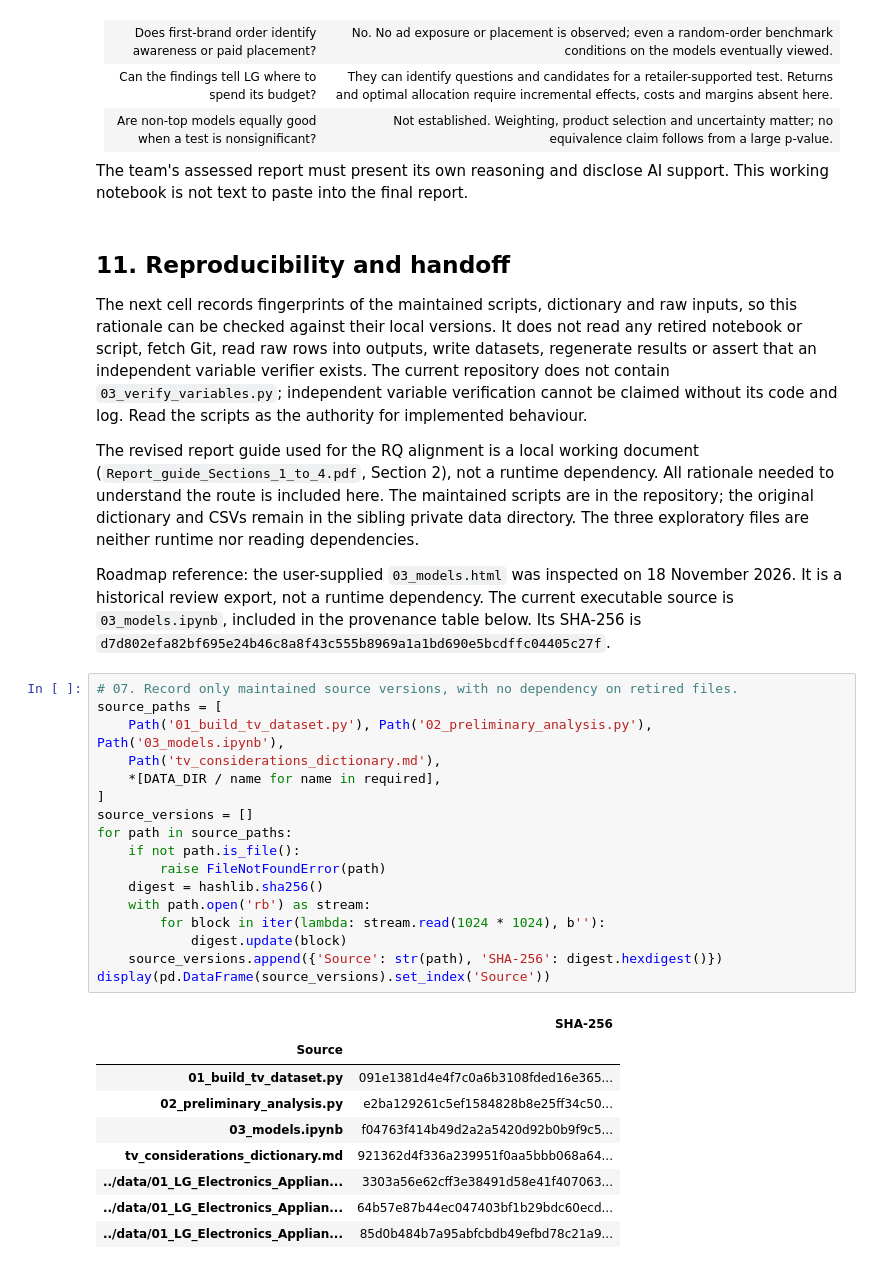
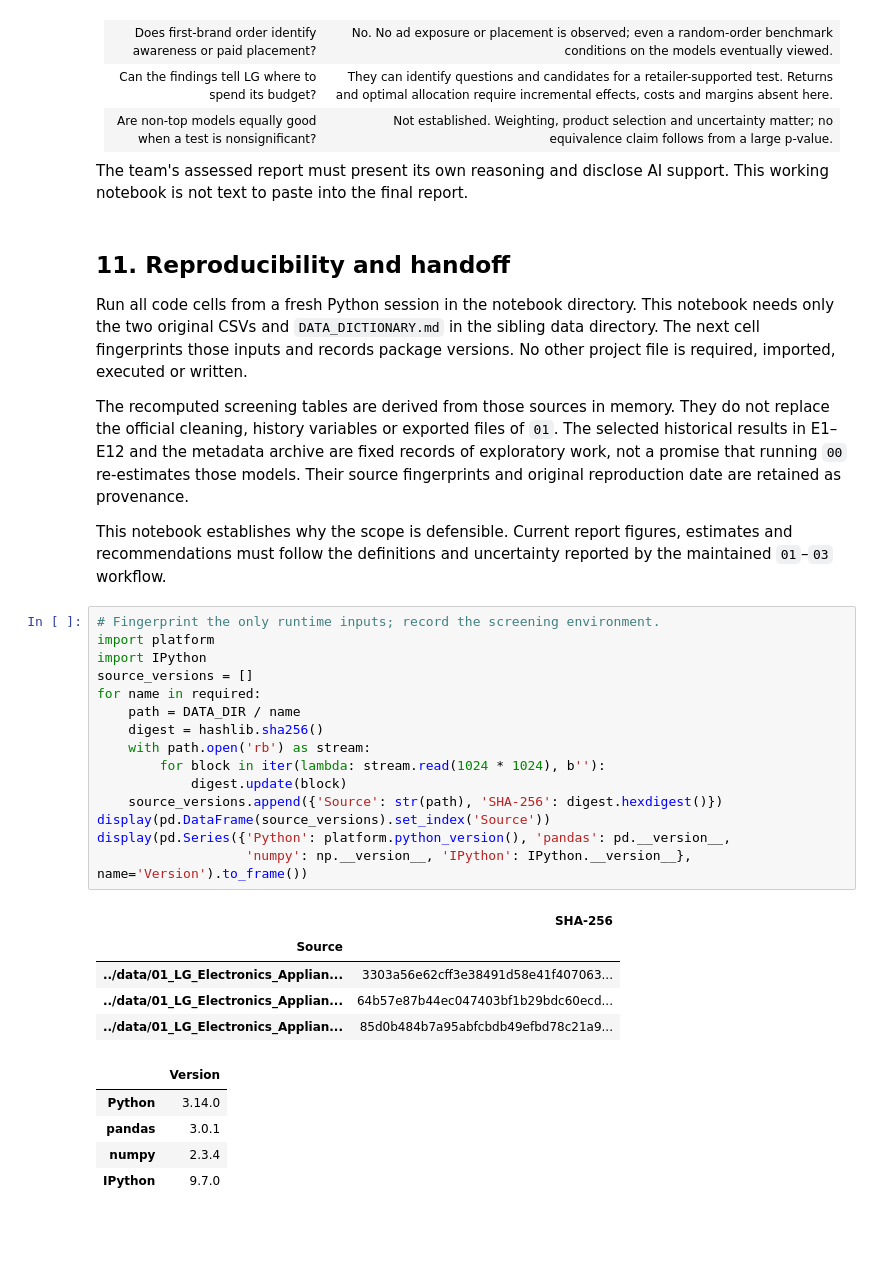
Before and after one commit to Dod0ria/Marketing-Project, a Jupyter notebook: 00_scope_and_methodology_rationale.ipynb, the cells around one changed output. Cells and saved outputs as stored; diff of their text form; blank space fills up the shorter version.

Commit message:
joined exploratory analysis in 00, cleaned the repo

```diff
--- a/00_scope_and_methodology_rationale.ipynb
+++ b/00_scope_and_methodology_rationale.ipynb
@@ -1240,47 +1239,46 @@ This working notebook is not text to paste into the final report.
 # %% [markdown]
 ## 11. Reproducibility and handoff
 
-The next cell records fingerprints of the maintained scripts, dictionary and raw
-inputs, so this rationale can be checked against their local versions. It does not
-read any retired notebook or script, fetch Git, read raw rows into
-outputs, write datasets, regenerate results or assert that an independent variable
-verifier exists. The current repository does not contain `03_verify_variables.py`; independent variable verification cannot be claimed without its code and log. Read the scripts as the authority for implemented behaviour.
+Run all code cells from a fresh Python session in the notebook directory. This
+notebook needs only the two original CSVs and `DATA_DICTIONARY.md` in the sibling
+data directory. The next cell fingerprints those inputs and records package versions.
+No other project file is required, imported, executed or written.
 
-The revised report guide used for the RQ alignment is a local working document
-(`Report_guide_Sections_1_to_4.pdf`, Section 2), not a runtime dependency. All rationale
-needed to understand the route is included here. The maintained scripts are in the
-repository; the original dictionary and CSVs remain in the sibling private data
-directory. The three exploratory files are neither runtime nor reading dependencies.
+The recomputed screening tables are derived from those sources in memory. They do
+not replace the official cleaning, history variables or exported files of `01`.
+The selected historical results in E1–E12 and the metadata archive are fixed records
+of exploratory work, not a promise that running `00` re-estimates those models.
+Their source fingerprints and original reproduction date are retained as provenance.
 
-Roadmap reference: the user-supplied `03_models.html` was inspected on 18 November
-2026. It is a historical review export, not a runtime dependency. The current executable source is `03_models.ipynb`, included in the provenance table below. Its SHA-256 is `d7d802efa82bf695e24b46c8a8f43c555b8969a1a1bd690e5bcdffc04405c27f`.
+This notebook establishes why the scope is defensible. Current report figures,
+estimates and recommendations must follow the definitions and uncertainty reported
+by the maintained `01`–`03` workflow.
 # %%
-# 07. Record only maintained source versions, with no dependency on retired files.
-source_paths = [
-    Path('01_build_tv_dataset.py'), Path('02_preliminary_analysis.py'), Path('03_models.ipynb'),
-    Path('tv_considerations_dictionary.md'),
-    *[DATA_DIR / name for name in required],
-]
+# Fingerprint the only runtime inputs; record the screening environment.
+import platform
+import IPython
 source_versions = []
-for path in source_paths:
-    if not path.is_file():
-        raise FileNotFoundError(path)
+for name in required:
+    path = DATA_DIR / name
     digest = hashlib.sha256()
     with path.open('rb') as stream:
         for block in iter(lambda: stream.read(1024 * 1024), b''):
             digest.update(block)
     source_versions.append({'Source': str(path), 'SHA-256': digest.hexdigest()})
 display(pd.DataFrame(source_versions).set_index('Source'))
+display(pd.Series({'Python': platform.python_version(), 'pandas': pd.__version__,
+                   'numpy': np.__version__, 'IPython': IPython.__version__}, name='Version').to_frame())
 # %% [output]
 |  | SHA-256 |
 | Source |  |
-| 01_build_tv_dataset.py | 091e1381d4e4f7c0a6b3108fded16e365... |
-| 02_preliminary_analysis.py | e2ba129261c5ef1584828b8e25ff34c50... |
-| 03_models.ipynb | f04763f414b49d2a2a5420d92b0b9f9c5... |
-| tv_considerations_dictionary.md | 921362d4f336a239951f0aa5bbb068a64... |
 | ../data/01_LG_Electronics_Applian... | 3303a56e62cff3e38491d58e41f407063... |
 | ../data/01_LG_Electronics_Applian... | 64b57e87b44ec047403bf1b29bdc60ecd... |
 | ../data/01_LG_Electronics_Applian... | 85d0b484b7a95abfcbdb49efbd78c21a9... |
+|  | Version |
+| Python | 3.14.0 |
+| pandas | 3.0.1 |
+| numpy | 2.3.4 |
+| IPython | 9.7.0 |
 # %% [markdown]
 **Handoff:** `00` explains the route and its limits. Run `01_build_tv_dataset.py`
 to implement the measurement decisions, then `02_preliminary_analysis.py` to
```
Also changed, not shown: parts of 20 cells of this notebook, 4 other files.
